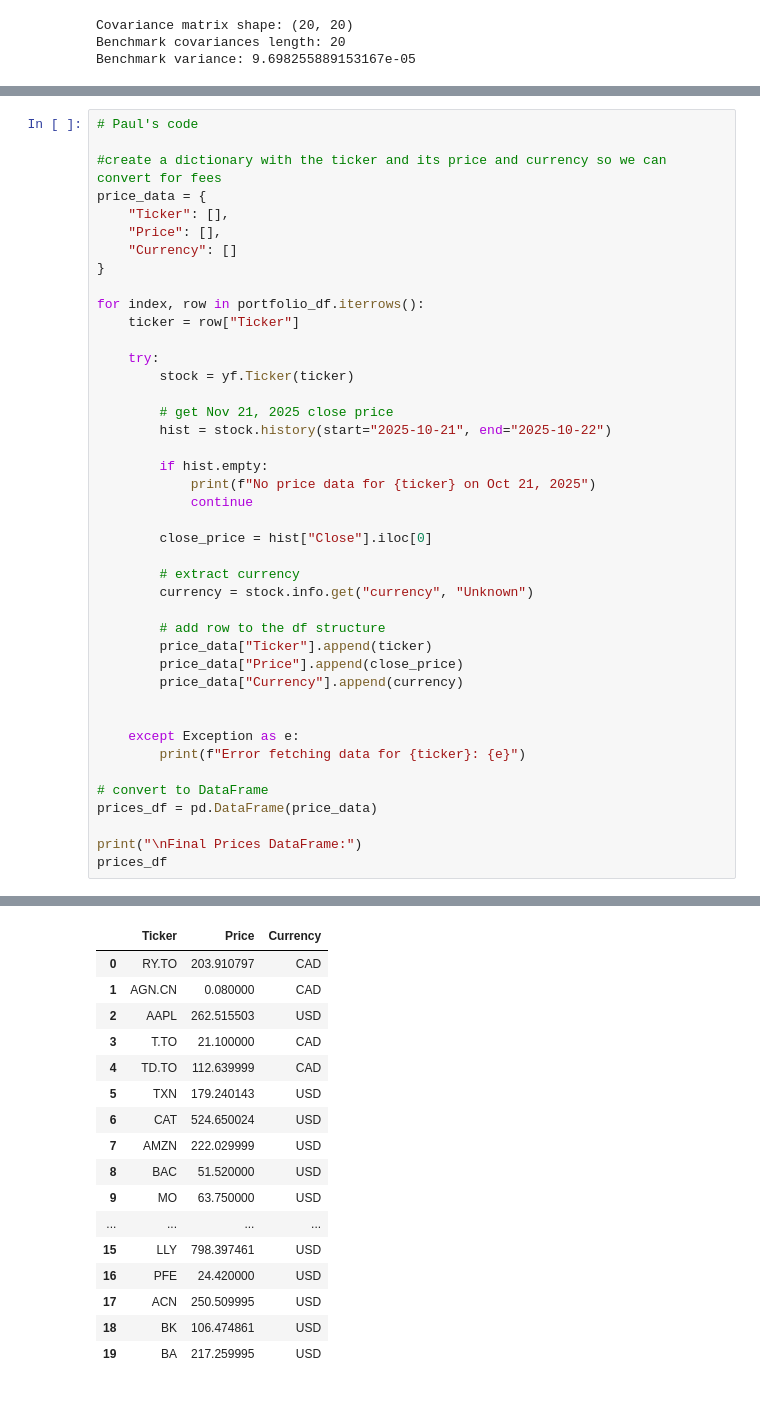
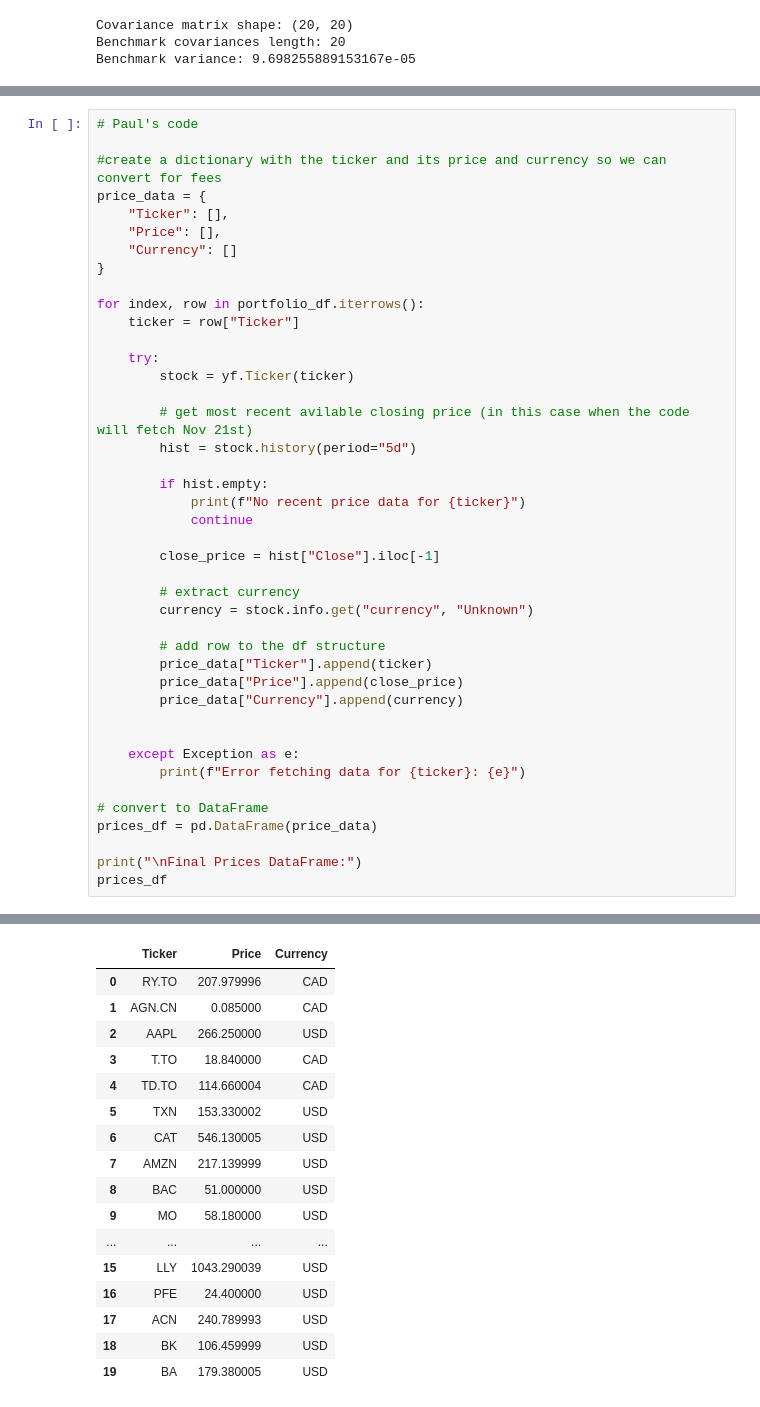
Before and after one commit to shayankjalali/market-meet, a Jupyter notebook: Team_06_Assignment.ipynb, the cells around one changed output, grey strips where cells are left out. Drawn from its saved outputs; the diff is of its cells as text.

```diff
--- a/Team_06_Assignment.ipynb
+++ b/Team_06_Assignment.ipynb
@@ -579,53 +594,53 @@ for index, row in portfolio_df.iterrows():
     ticker = row["Ticker"]
 
     try:
         stock = yf.Ticker(ticker)
 
-        # get Nov 21, 2025 close price
-        hist = stock.history(start="2025-10-21", end="2025-10-22")
+        # get most recent avilable closing price (in this case when the code will fetch Nov 21st)
+        hist = stock.history(period="5d")
 
         if hist.empty:
-            print(f"No price data for {ticker} on Oct 21, 2025")
+            print(f"No recent price data for {ticker}")
             continue
 
-        close_price = hist["Close"].iloc[0]
+        close_price = hist["Close"].iloc[-1]
 
         # extract currency
         currency = stock.info.get("currency", "Unknown")
 
         # add row to the df structure
         price_data["Ticker"].append(ticker)
         price_data["Price"].append(close_price)
         price_data["Currency"].append(currency)
 
 
     except Exception as e:
         print(f"Error fetching data for {ticker}: {e}")
 
 # convert to DataFrame
 prices_df = pd.DataFrame(price_data)
 
 print("\nFinal Prices DataFrame:")
 prices_df
 # %% [output]
 Final Prices DataFrame:
 |  | Ticker | Price | Currency |
-| 0 | RY.TO | 203.910797 | CAD |
-| 1 | AGN.CN | 0.080000 | CAD |
-| 2 | AAPL | 262.515503 | USD |
-| 3 | T.TO | 21.100000 | CAD |
-| 4 | TD.TO | 112.639999 | CAD |
-| 5 | TXN | 179.240143 | USD |
-| 6 | CAT | 524.650024 | USD |
-| 7 | AMZN | 222.029999 | USD |
-| 8 | BAC | 51.520000 | USD |
-| 9 | MO | 63.750000 | USD |
+| 0 | RY.TO | 207.979996 | CAD |
+| 1 | AGN.CN | 0.085000 | CAD |
+| 2 | AAPL | 266.250000 | USD |
+| 3 | T.TO | 18.840000 | CAD |
+| 4 | TD.TO | 114.660004 | CAD |
+| 5 | TXN | 153.330002 | USD |
+| 6 | CAT | 546.130005 | USD |
+| 7 | AMZN | 217.139999 | USD |
+| 8 | BAC | 51.000000 | USD |
+| 9 | MO | 58.180000 | USD |
 | ... | ... | ... | ... |
-| 15 | LLY | 798.397461 | USD |
-| 16 | PFE | 24.420000 | USD |
-| 17 | ACN | 250.509995 | USD |
-| 18 | BK | 106.474861 | USD |
-| 19 | BA | 217.259995 | USD |
+| 15 | LLY | 1043.290039 | USD |
+| 16 | PFE | 24.400000 | USD |
+| 17 | ACN | 240.789993 | USD |
+| 18 | BK | 106.459999 | USD |
+| 19 | BA | 179.380005 | USD |
 # %%
 # calculate shares with transaction fees
 
```
Also changed, not shown: parts of 10 cells of this notebook, 1 other file.
